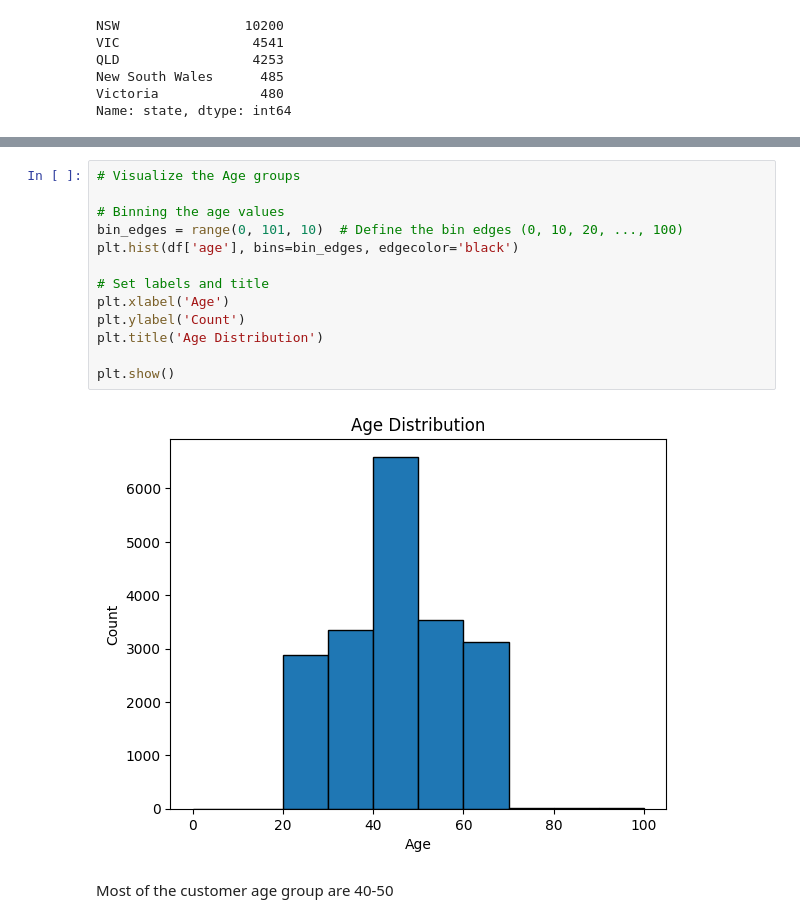
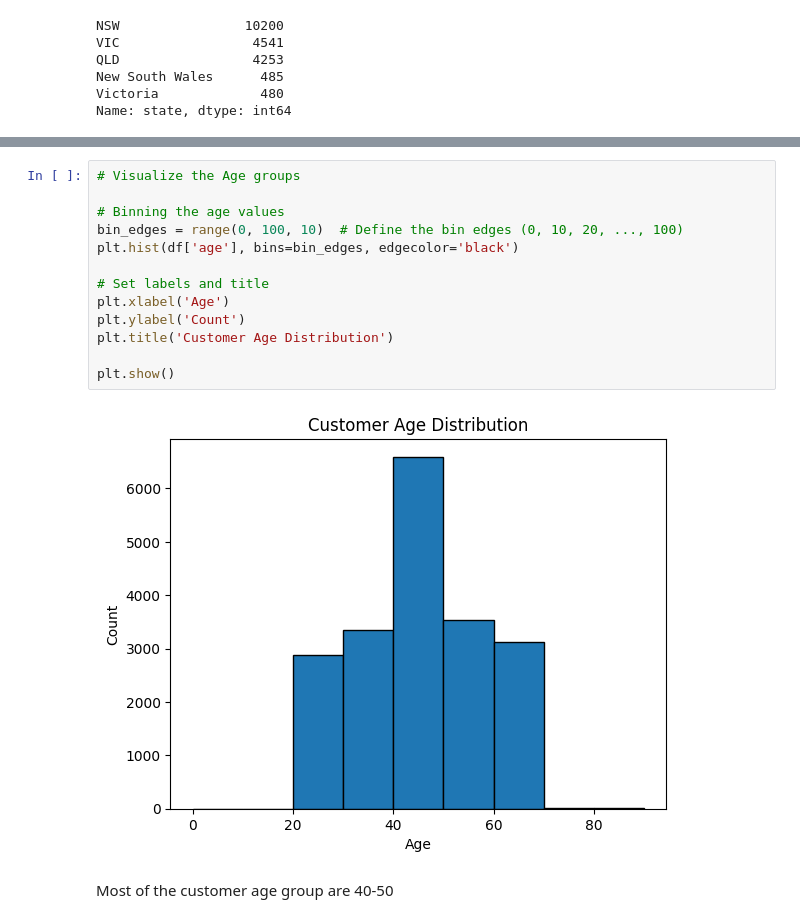
Before and after one commit to ManishRawat07/Virtual-Internships, a Jupyter notebook: 3. KPMG Virtual Internship - Data Analytics/Task 2. Data Insights/Task2 - Modelling.ipynb, the cells around one changed output, grey strips where cells are left out. Saved outputs shown, nothing was run; the diff lists cells and outputs as text.

```diff
--- a/3. KPMG Virtual Internship - Data Analytics/Task 2. Data Insights/Task2 - Modelling.ipynb
+++ b/3. KPMG Virtual Internship - Data Analytics/Task 2. Data Insights/Task2 - Modelling.ipynb
@@ -377,18 +409,18 @@ plt.show()
 # %%
 # Visualize the Age groups
 
 # Binning the age values
-bin_edges = range(0, 101, 10)  # Define the bin edges (0, 10, 20, ..., 100)
+bin_edges = range(0, 100, 10)  # Define the bin edges (0, 10, 20, ..., 100)
 plt.hist(df['age'], bins=bin_edges, edgecolor='black')
 
 # Set labels and title
 plt.xlabel('Age')
 plt.ylabel('Count')
-plt.title('Age Distribution')
+plt.title('Customer Age Distribution')
 
 plt.show()
 # %% [output]
-[figure, old version]
+[figure, new version]
 # %% [markdown]
 Most of the customer age group are 40-50
 # %%
```
Also changed, not shown: parts of 17 cells of this notebook.
